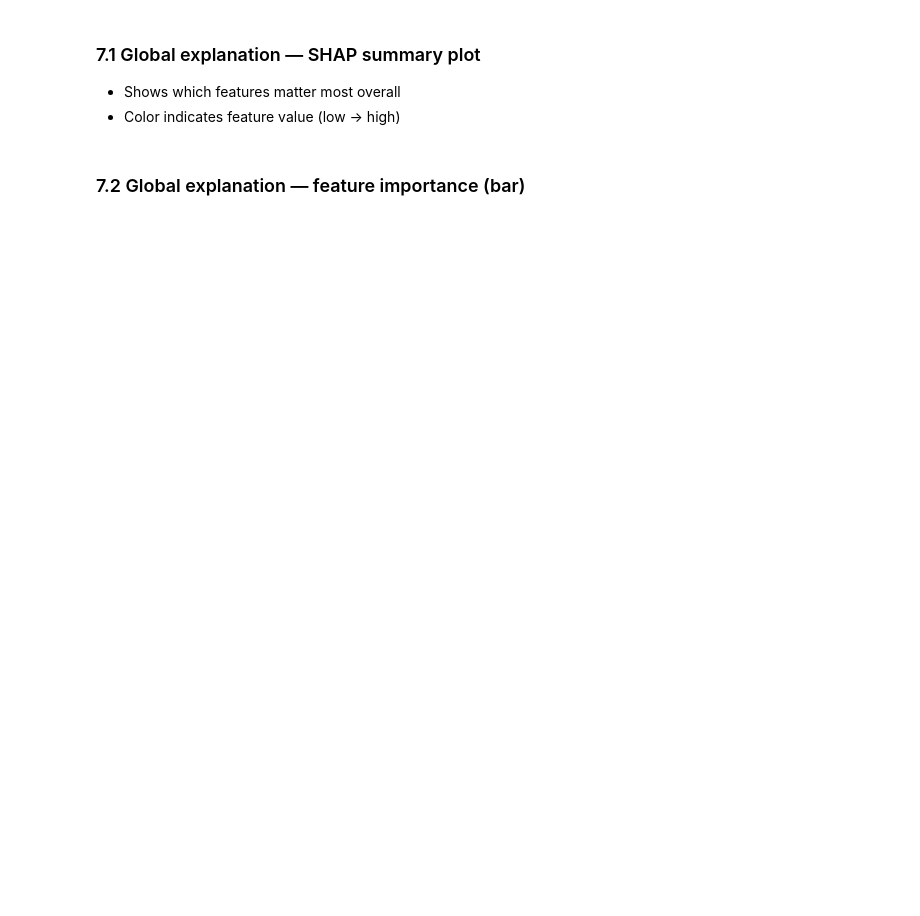
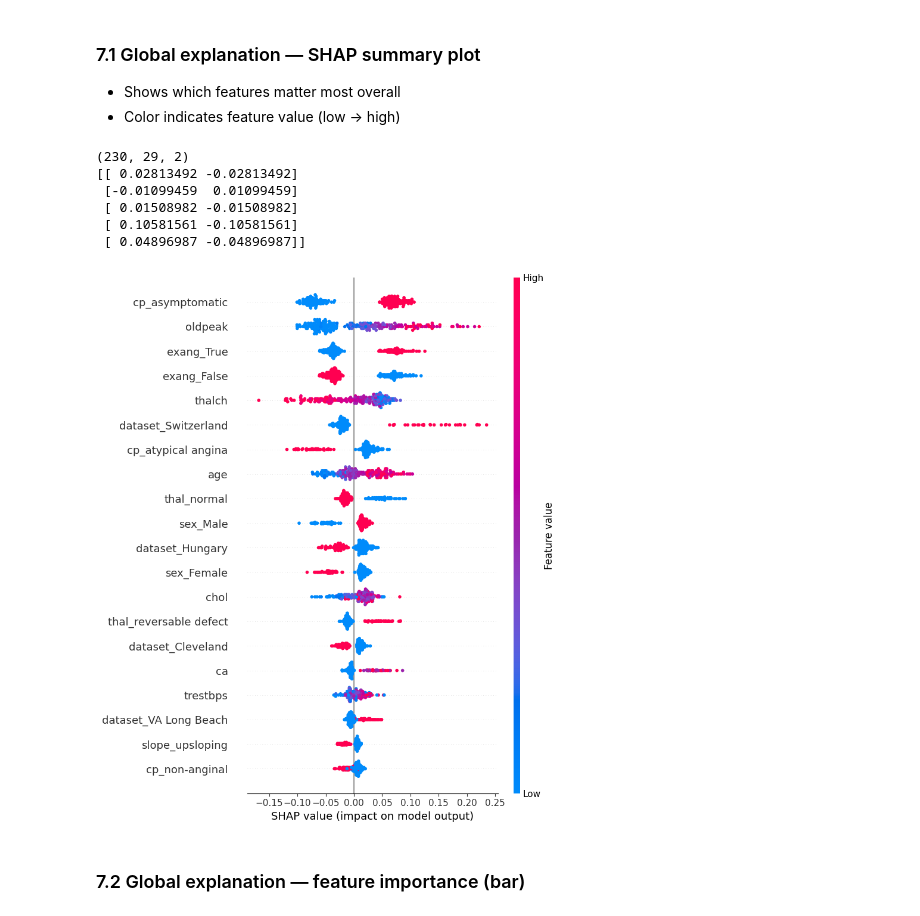
Before and after one commit to pvateekul/digitalhealth-ai2025, a Jupyter notebook: code/Class07_ASR&FactRecognition/Lab_7_3_SHAPValues.ipynb, the cells around one changed output. Drawn from its saved outputs; the diff is of its cells as text; code cells hidden in the pictures; blank space fills up the shorter version.

```diff
--- a/code/Class07_ASR&FactRecognition/Lab_7_3_SHAPValues.ipynb
+++ b/code/Class07_ASR&FactRecognition/Lab_7_3_SHAPValues.ipynb
@@ -44,6 +86,8 @@ import shap
 
 If you are using **Colab**, upload `heart_disease_uci.csv` to `/content/`.
 # %%
+import os
+
 def resolve_data_path(filename: str) -> str:
     candidates = [
         filename,
@@ -53,11 +97,25 @@ def resolve_data_path(filename: str) -> str:
     for p in candidates:
         if os.path.exists(p):
             return p
+
+    # If not found, download from GitHub (Colab-friendly)
+    raw_url = "https://raw.githubusercontent.com/pvateekul/digitalhealth-ai2025/main/code/Class07_ASR%26FactRecognition/heart_disease_uci.csv"
+    print(f"{filename} not found. Downloading from GitHub...")
+    os.system(f'wget -q -O "{filename}" "{raw_url}"')
+
+    # Check again after download
+    for p in candidates:
+        if os.path.exists(p):
+            print(f"Downloaded to: {os.path.abspath(p)}")
+            return p
+
     raise FileNotFoundError(
-        f"Could not find {filename}. If you are on Colab, click the folder icon and upload it to /content."
+        f"Could not find or download {filename}. Please check internet access or the URL."
     )
 
 data_path = resolve_data_path("heart_disease_uci.csv")
+print("Using:", data_path)
+
 df = pd.read_csv(data_path)
 
 print("Loaded:", data_path)
@@ -89,5 +171,11 @@ We drop:
 - `num` (original multi-class / severity label)
 
 Everything else becomes an input feature.
+# %%
+df.isna().sum()
+zero_as_missing = ["chol", "trestbps", "thalch"]
+for c in zero_as_missing:
+    if c in df.columns:
+        df[c] = df[c].replace(0, np.nan)
 # %%
 drop_cols = ["id", "num"]
@@ -218,3 +330,22 @@ shap.summary_plot(shap_pos, X_test_dense, feature_names=feature_names, show=True
+# %%
+explainer = shap.TreeExplainer(clf.named_steps["model"])
+shap_values = explainer.shap_values(X_test_t)
+
+print(shap_values.shape)
+print(shap_values[:, :][0][:5])
+positive_class = 1
+shap_pos = shap_values[:, :, positive_class]
+
+shap.summary_plot(shap_pos, X_test_t,
+                  feature_names=feature_names, show=True)
+# %% [output]
+(230, 29, 2)
+[[ 0.02813492 -0.02813492]
+ [-0.01099459  0.01099459]
+ [ 0.01508982 -0.01508982]
+ [ 0.10581561 -0.10581561]
+ [ 0.04896987 -0.04896987]]
+[figure, added]
 # %% [markdown]
 ### 7.2 Global explanation — feature importance (bar)
 # %%
```
Also changed, not shown: parts of 16 cells of this notebook, 1 other file.
